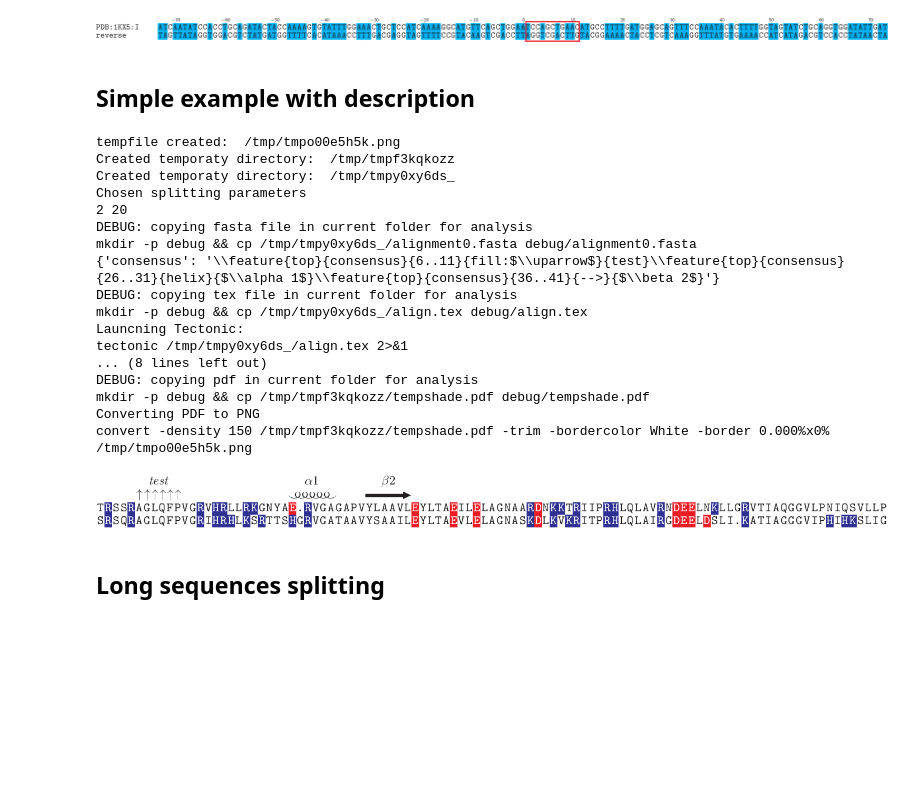
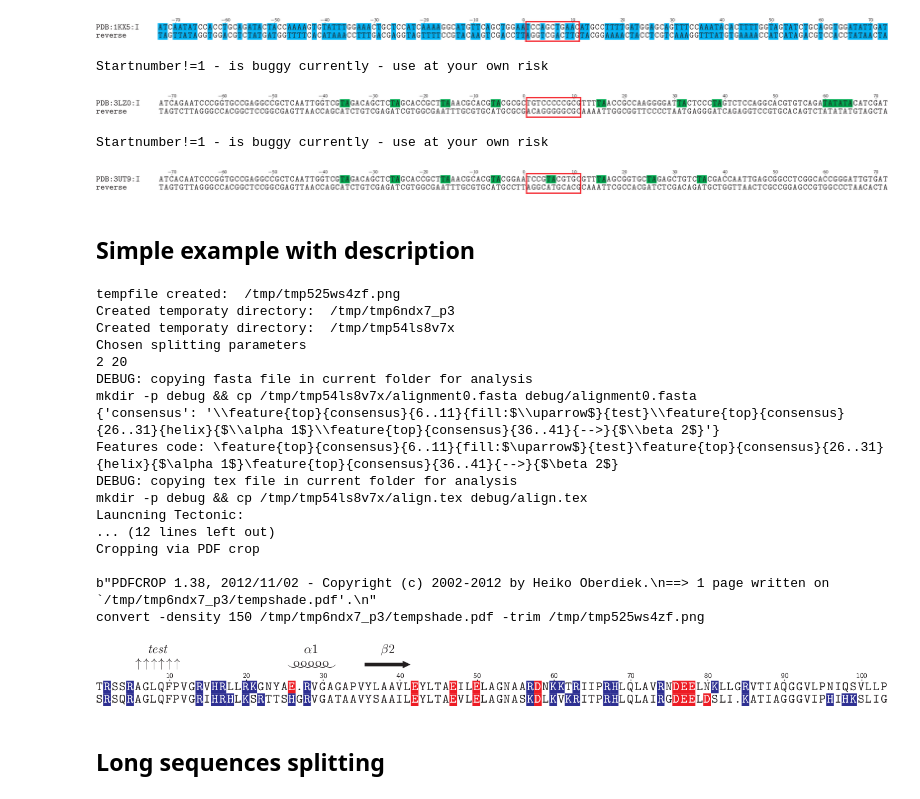
Before and after one commit to intbio/pytexshade, a Jupyter notebook: example.ipynb, the cells around one changed output. Saved outputs shown, nothing was run; the diff lists cells and outputs as text; code cells hidden in the pictures; blank space fills up the shorter version.

```diff
--- a/example.ipynb
+++ b/example.ipynb
@@ -32,6 +32,34 @@ ipyshade.shadedmsa(MultipleSeqAlignment([seqrec['I'],SeqRecord(id='reverse',seq=
 # %% [output]
 Startnumber!=1 - is buggy currently - use at your own risk
 [figure]
+# %%
+seqrec={}
+h=io.StringIO(requests.get('http://www.rcsb.org/pdb/download/viewFastaFiles.do?structureIdList=3LZ0&compressionType=uncompressed').content.decode("utf-8") )
+for record in SeqIO.parse(h,'fasta'):
+    r=record
+    chain=record.id.split(':')[1].split('|')[0]
+    r.id='PDB:3LZ0:%s'%chain
+    seqrec[chain]=r
+ipyshade.shadedmsa(MultipleSeqAlignment([seqrec['I'],SeqRecord(id='reverse',seq=seqrec['I'].seq.complement())]),startnumber=-72,\
+                   features=[{'seqref':1,'style':'frameblock','sel':[0,10],'shadcol':'Green'}],legend=False,show_seq_length=False,ruler=True,\
+                   shading_modes=['charge_functional'],funcgroups='\\shaderegion{1}{TA}{Black}{Green}')
+# %% [output]
+Startnumber!=1 - is buggy currently - use at your own risk
+[figure, added]
+# %%
+seqrec={}
+h=io.StringIO(requests.get('http://www.rcsb.org/pdb/download/viewFastaFiles.do?structureIdList=3UT9&compressionType=uncompressed').content.decode("utf-8") )
+for record in SeqIO.parse(h,'fasta'):
+    r=record
+    chain=record.id.split(':')[1].split('|')[0]
+    r.id='PDB:3UT9:%s'%chain
+    seqrec[chain]=r
+ipyshade.shadedmsa(MultipleSeqAlignment([seqrec['I'],SeqRecord(id='reverse',seq=seqrec['I'].seq.complement())]),startnumber=-72,\
+                   features=[{'seqref':1,'style':'frameblock','sel':[0,10],'shadcol':'Green'}],legend=False,show_seq_length=False,ruler=True,\
+                   shading_modes=['charge_functional'],funcgroups='\\shaderegion{1}{TA}{Black}{Green}')
+# %% [output]
+Startnumber!=1 - is buggy currently - use at your own risk
+[figure, added]
 # %% [markdown]
 ## Simple example with description
 # %%
@@ -63,37 +91,37 @@ features=[
 # %%
 #Shade
 ipyshade.shadedmsa(msa,\
      shading_modes=['charge_functional'],# list of shading modes according to TexShade, supported are "similar", "hydropathy_functional", "chemical_functional", "structure_functional", "charge_functional", "diverse"\
      legend=False,features=features,title='',\
      logo=False, #SeqLogo \
      hideseqs=False,#activate \hidseqs command \
      splitN=20, #alignment will be split into splitN batches\
      setends=[], # a section of alignment will be displayed between setends[0] and setends[1]\
-     ruler=False, # Add a ruler\
+     ruler=True, # Add a ruler\
      show_seq_names=False,# Show sequence names\
      funcgroups=None, # Hilight functional groups, Tex code should be inserted example funcgroups="\\funcgroup{xxx}{CT}{White}{Green}{upper}{up} \\funcgroup{yyy}{GA}{White}{Blue}{upper}{up}" \
      show_seq_length=False, #Show sequence length \
      debug=True
     )
 # %% [output]
-tempfile created:  /tmp/tmpo00e5h5k.png
-Created temporaty directory:  /tmp/tmpf3kqkozz
-Created temporaty directory:  /tmp/tmpy0xy6ds_
+tempfile created:  /tmp/tmp525ws4zf.png
+Created temporaty directory:  /tmp/tmp6ndx7_p3
+Created temporaty directory:  /tmp/tmp54ls8v7x
 Chosen splitting parameters
 2 20
 DEBUG: copying fasta file in current folder for analysis
-mkdir -p debug && cp /tmp/tmpy0xy6ds_/alignment0.fasta debug/alignment0.fasta
+mkdir -p debug && cp /tmp/tmp54ls8v7x/alignment0.fasta debug/alignment0.fasta
 {'consensus': '\\feature{top}{consensus}{6..11}{fill:$\\uparrow$}{test}\\feature{top}{consensus}{26..31}{helix}{$\\alpha 1$}\\feature{top}{consensus}{36..41}{-->}{$\\beta 2$}'}
+Features code: \feature{top}{consensus}{6..11}{fill:$\uparrow$}{test}\feature{top}{consensus}{26..31}{helix}{$\alpha 1$}\feature{top}{consensus}{36..41}{-->}{$\beta 2$}
 DEBUG: copying tex file in current folder for analysis
-mkdir -p debug && cp /tmp/tmpy0xy6ds_/align.tex debug/align.tex
+mkdir -p debug && cp /tmp/tmp54ls8v7x/align.tex debug/align.tex
 Launcning Tectonic:
-tectonic /tmp/tmpy0xy6ds_/align.tex 2>&1
-... (8 lines left out)
-DEBUG: copying pdf in current folder for analysis
-mkdir -p debug && cp /tmp/tmpf3kqkozz/tempshade.pdf debug/tempshade.pdf
-Converting PDF to PNG
-convert -density 150 /tmp/tmpf3kqkozz/tempshade.pdf -trim -bordercolor White -border 0.000%x0% /tmp/tmpo00e5h5k.png
+... (12 lines left out)
+Cropping via PDF crop
+
+b"PDFCROP 1.38, 2012/11/02 - Copyright (c) 2002-2012 by Heiko Oberdiek.\n==> 1 page written on `/tmp/tmp6ndx7_p3/tempshade.pdf'.\n"
+convert -density 150 /tmp/tmp6ndx7_p3/tempshade.pdf -trim /tmp/tmp525ws4zf.png
-[figure, old version]
+[figure, new version]
 # %% [markdown]
 ## Long sequences splitting
 # %%
```
Also changed, not shown: parts of 1 cell of this notebook, 4 other files.
